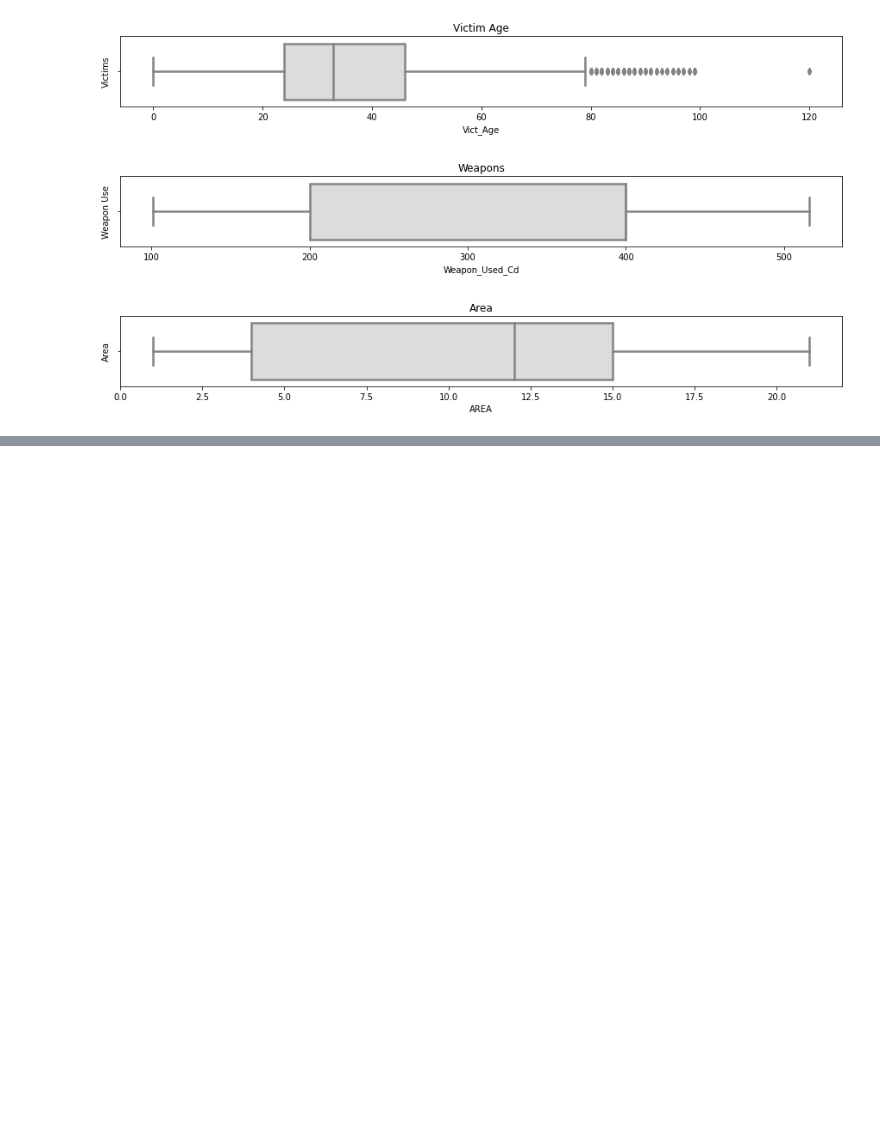
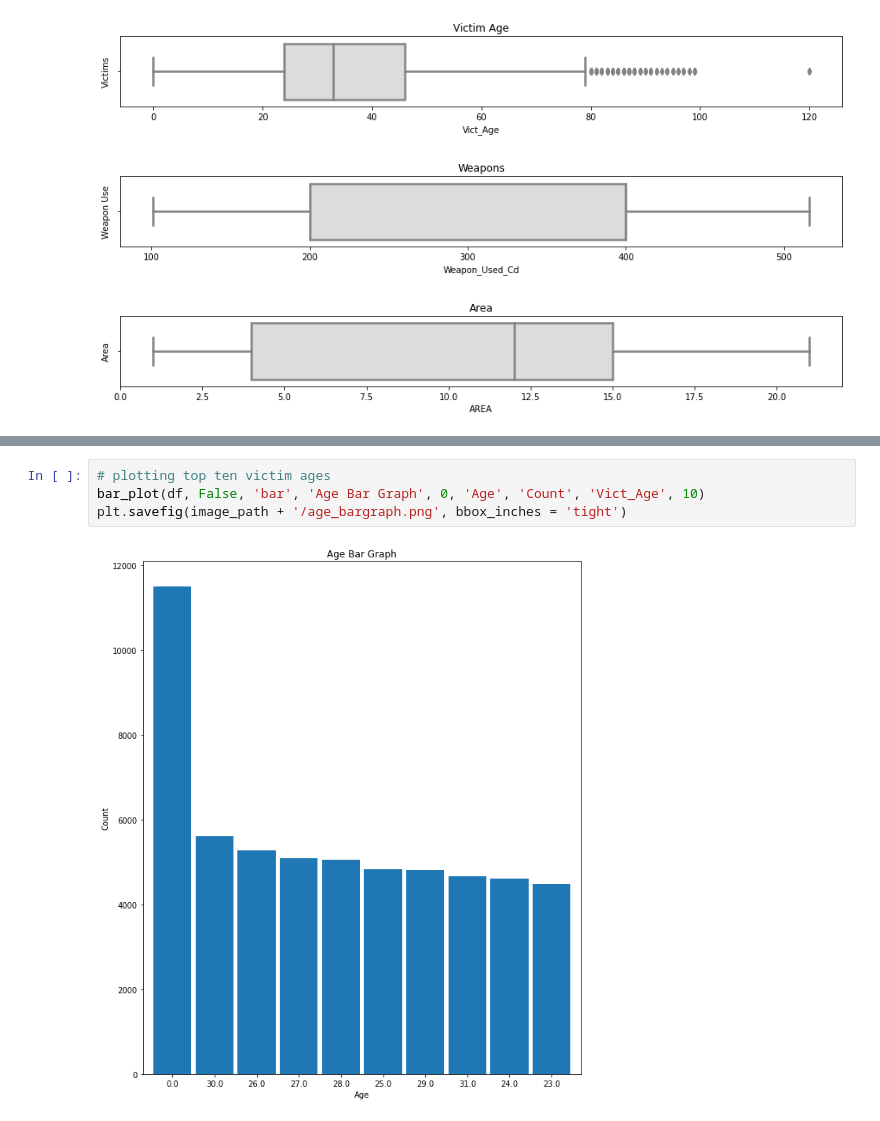
Before and after one commit to MSADS-Capstone/navigating_crime, a Jupyter notebook: Code Library/data_exploration_phase1.ipynb, the cells around one changed output, grey strips where cells are left out. Saved outputs shown, nothing was run; the diff lists cells and outputs as text; blank space fills up the shorter version.

```diff
--- a/Code Library/data_exploration_phase1.ipynb
+++ b/Code Library/data_exploration_phase1.ipynb
@@ -383,0 +397,6 @@ plt.savefig(image_path + '/weapon_used_bargraph.png', bbox_inches = 'tight')
+# %%
+# plotting top ten victim ages
+bar_plot(df, False, 'bar', 'Age Bar Graph', 0, 'Age', 'Count', 'Vict_Age', 10)
+plt.savefig(image_path + '/age_bargraph.png', bbox_inches = 'tight')
+# %% [output]
+[figure, added]
```
Also changed, not shown: parts of 7 cells of this notebook, 4 other files.
